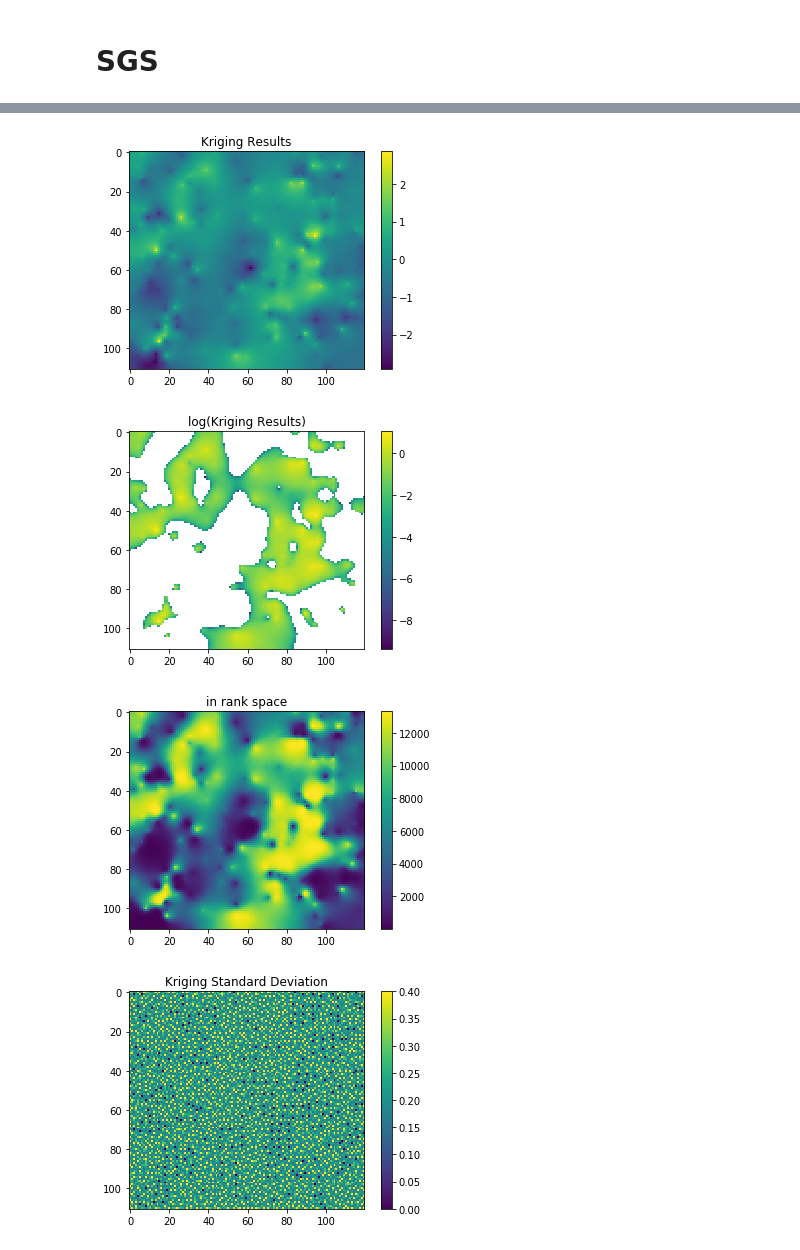
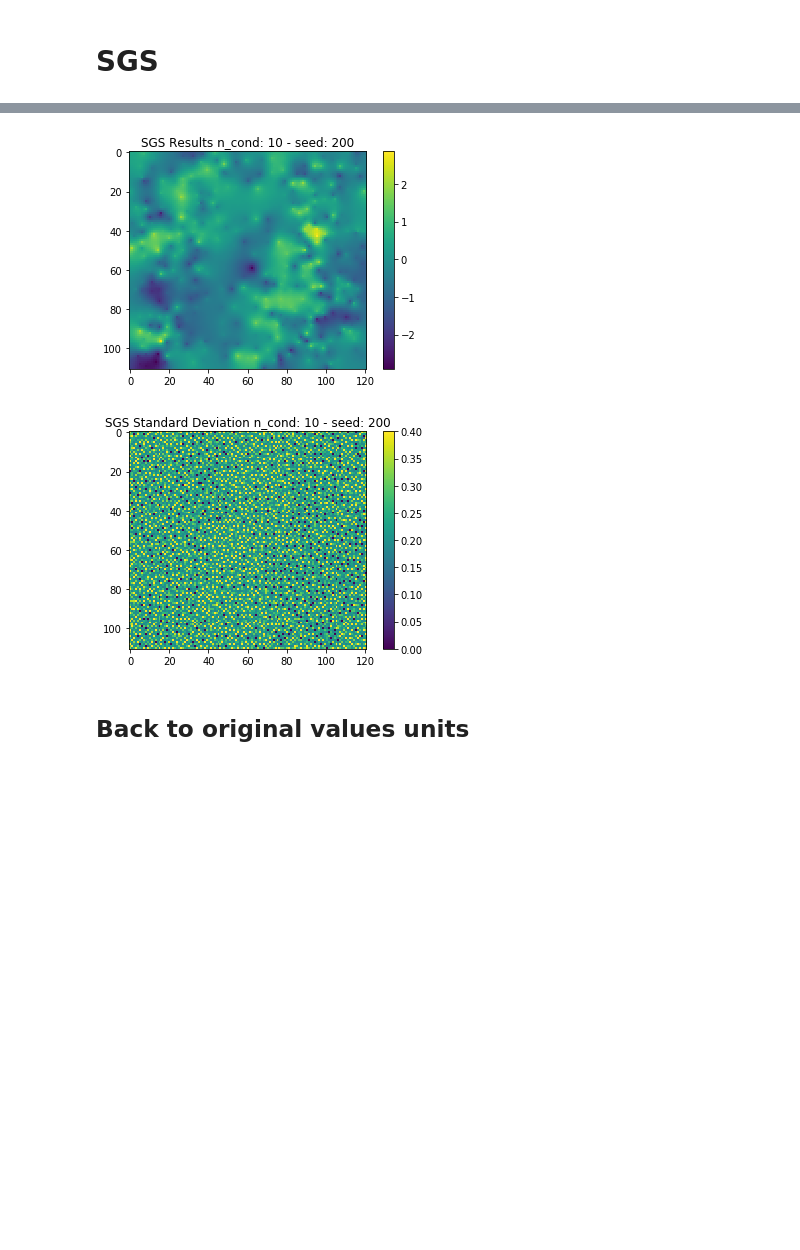
Before and after one commit to sazuluagaz/Geostatistics_Project, a Jupyter notebook: SGS_code_Jimmy_external_data.ipynb, the cells around one changed output, grey strips where cells are left out. Saved outputs shown, nothing was run; the diff lists cells and outputs as text; code cells hidden in the pictures; blank space fills up the shorter version.

```diff
--- a/SGS_code_Jimmy_external_data.ipynb
+++ b/SGS_code_Jimmy_external_data.ipynb
@@ -580,25 +559,25 @@ ID       x       y       est(z)
 # %%
-plt.title('SGS Results n_cond: ',n_cond, ' - seed: ',seed)
 plt.imshow(interpolation_sgs,
           origin='lower')
 plt.colorbar()
 plt.gca().invert_yaxis() #invert the y axis because is the nature of the data.
-plt.savefig('SGS_map_'+str(seed)+'_'+str(n_cond)+'.png', dpi=300) #save a nice .png of this map.
+plt.title('SGS Results n_cond: '+ str(n_cond) + ' - seed: ' + str(seed))
+plt.savefig('10_SGS_map_'+str(seed)+'_'+str(n_cond)+'.png', dpi=300) #save a nice .png of this map.
 plt.show()
 
 
-plt.title('SGS Standard Deviation n_cond: ',n_cond, ' - seed: ',seed)
+plt.title('SGS Standard Deviation n_cond: '+ str(n_cond) + ' - seed: ' + str(seed))
 plt.imshow(std_sgs,
           origin='lower',
           vmin=0.0,
           vmax=0.4)
 plt.colorbar()
 plt.gca().invert_yaxis() #invert the y axis because is the nature of the data.
-plt.savefig('SGS_std_map_'+str(seed)+'_'+str(n_cond)+'.png', dpi=300) #save a nice .png of this map.
+plt.savefig('11_SGS_std_map_'+str(seed)+'_'+str(n_cond)+'.png', dpi=300) #save a nice .png of this map.
 plt.show()
 # %% [output]
-[figure, old version]
+[figure, new version]
-[figure, old version]
+[figure, new version]
-[figure, removed]
-[figure, removed]
+# %% [markdown]
+## Back to original values units
 # %%
```
Also changed, not shown: parts of 30 cells of this notebook, 4 other files.
